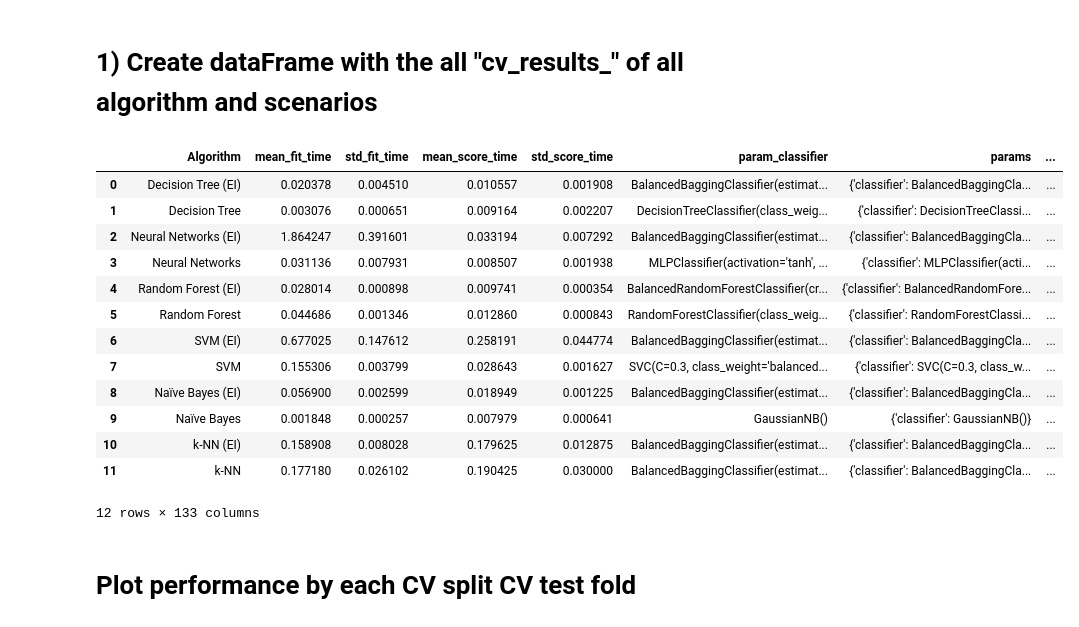
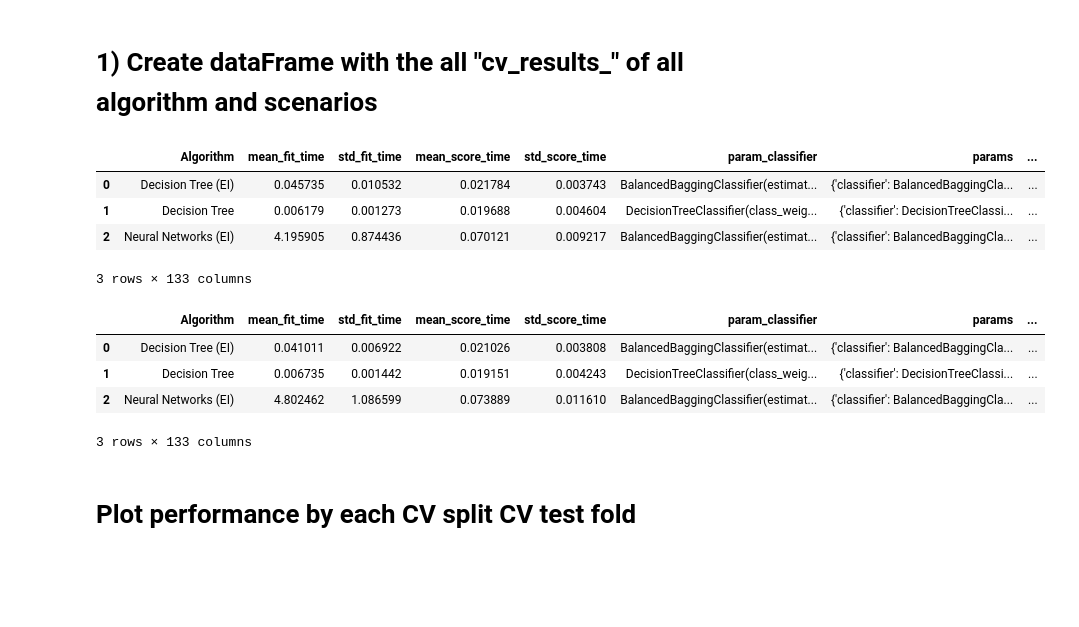
Before and after one commit to fabianopapaiz/als_prognosis_using_ensemble_imbalance, a Jupyter notebook: 05_Train_Validate_Models/16.1 - Multiple models comparison.ipynb, the cells around one changed output. Drawn from its saved outputs; the diff is of its cells as text; code cells hidden in the pictures; blank space fills up the shorter version.

```diff
--- a/05_Train_Validate_Models/16.1 - Multiple models comparison.ipynb
+++ b/05_Train_Validate_Models/16.1 - Multiple models comparison.ipynb
@@ -179,6 +165,8 @@ best_classifiers
 # %% [markdown]
 # Fit the models using CV and Training Data
 # %%
+%%time
+
 CV_N_SPLITS = 5
 CV_N_REPEATS = 3
 RANDOM_STATE = 42
@@ -195,6 +183,9 @@ X_train, y_train, X_valid, y_valid = utils.get_train_and_validation_data(
     scaled=True,
     use_diagnosis_delay=True,
 )
+
+X_all = pd.concat([X_train, X_valid])
+y_all = pd.concat([y_train, y_valid])
 
 
 params = [
@@ -225,15 +216,23 @@ pipeline = sk.pipeline.Pipeline(steps=[('classifier', GaussianNB() )])
 
 
 grid = sk.model_selection.GridSearchCV(
-    pipe,
+    pipeline,
     param_grid=params,
     scoring=utils_exec_models_new.get_default_scoring(),
     cv=cv,
     n_jobs=9,
-    verbose=2,
+    verbose=1,
     refit='balanced_accuracy',
 )
 
+
+# fit using only trainning set
 grid.fit(X_train, y_train.values.ravel())
+cv_results_trainning = grid.cv_results_
+
+
+# fit using only ALL database
+grid.fit(X_all, y_all.values.ravel())
+cv_results_all = grid.cv_results_
 # %% [output]
 Fitting 15 folds for each of 12 candidates, totalling 180 fits
@@ -280,40 +242,44 @@ trained and evaluated using :class:`~sklearn.model_selection.GridSearchCV`.
 # %% [markdown]
 # 1) Create dataFrame with the all "cv_results_" of all algorithm and scenarios
 # %%
-df_results = pd.DataFrame(grid.cv_results_)
-
-
-df_results.insert(0, 'Algorithm', [
+algorithms = [
     'Decision Tree (EI)',
     'Decision Tree',
     'Neural Networks (EI)',
     'Neural Networks',
     'Random Forest (EI)',
     'Random Forest',
     'SVM (EI)',
     'SVM',
     'Naïve Bayes (EI)',
     'Naïve Bayes',
     'k-NN (EI)',
     'k-NN',
-])
+]
 
-df_results
+# trainning
+df_results_trainning = pd.DataFrame(cv_results_trainning)
+df_results_trainning.insert(0, 'Algorithm', algorithms)
+
+
+# all database
+df_results_all = pd.DataFrame(cv_results_all)
+df_results_all.insert(0, 'Algorithm', algorithms)
+
+
+display(df_results_trainning.head(3))
+display(df_results_all.head(3))
 # %% [output]
 |  | Algorithm | mean_fit_time | std_fit_time | mean_score_time | std_score_time | param_classifier | params | ... |
-| 0 | Decision Tree (EI) | 0.020378 | 0.004510 | 0.010557 | 0.001908 | BalancedBaggingClassifier(estimat... | {'classifier': BalancedBaggingCla... | ... |
-| 1 | Decision Tree | 0.003076 | 0.000651 | 0.009164 | 0.002207 | DecisionTreeClassifier(class_weig... | {'classifier': DecisionTreeClassi... | ... |
-| 2 | Neural Networks (EI) | 1.864247 | 0.391601 | 0.033194 | 0.007292 | BalancedBaggingClassifier(estimat... | {'classifier': BalancedBaggingCla... | ... |
-| 3 | Neural Networks | 0.031136 | 0.007931 | 0.008507 | 0.001938 | MLPClassifier(activation='tanh', ... | {'classifier': MLPClassifier(acti... | ... |
-| 4 | Random Forest (EI) | 0.028014 | 0.000898 | 0.009741 | 0.000354 | BalancedRandomForestClassifier(cr... | {'classifier': BalancedRandomFore... | ... |
-| 5 | Random Forest | 0.044686 | 0.001346 | 0.012860 | 0.000843 | RandomForestClassifier(class_weig... | {'classifier': RandomForestClassi... | ... |
-| 6 | SVM (EI) | 0.677025 | 0.147612 | 0.258191 | 0.044774 | BalancedBaggingClassifier(estimat... | {'classifier': BalancedBaggingCla... | ... |
-| 7 | SVM | 0.155306 | 0.003799 | 0.028643 | 0.001627 | SVC(C=0.3, class_weight='balanced... | {'classifier': SVC(C=0.3, class_w... | ... |
-| 8 | Naïve Bayes (EI) | 0.056900 | 0.002599 | 0.018949 | 0.001225 | BalancedBaggingClassifier(estimat... | {'classifier': BalancedBaggingCla... | ... |
-| 9 | Naïve Bayes | 0.001848 | 0.000257 | 0.007979 | 0.000641 | GaussianNB() | {'classifier': GaussianNB()} | ... |
-| 10 | k-NN (EI) | 0.158908 | 0.008028 | 0.179625 | 0.012875 | BalancedBaggingClassifier(estimat... | {'classifier': BalancedBaggingCla... | ... |
-| 11 | k-NN | 0.177180 | 0.026102 | 0.190425 | 0.030000 | BalancedBaggingClassifier(estimat... | {'classifier': BalancedBaggingCla... | ... |
+| 0 | Decision Tree (EI) | 0.045735 | 0.010532 | 0.021784 | 0.003743 | BalancedBaggingClassifier(estimat... | {'classifier': BalancedBaggingCla... | ... |
+| 1 | Decision Tree | 0.006179 | 0.001273 | 0.019688 | 0.004604 | DecisionTreeClassifier(class_weig... | {'classifier': DecisionTreeClassi... | ... |
+| 2 | Neural Networks (EI) | 4.195905 | 0.874436 | 0.070121 | 0.009217 | BalancedBaggingClassifier(estimat... | {'classifier': BalancedBaggingCla... | ... |
-12 rows × 133 columns
+3 rows × 133 columns
+|  | Algorithm | mean_fit_time | std_fit_time | mean_score_time | std_score_time | param_classifier | params | ... |
+| 0 | Decision Tree (EI) | 0.041011 | 0.006922 | 0.021026 | 0.003808 | BalancedBaggingClassifier(estimat... | {'classifier': BalancedBaggingCla... | ... |
+| 1 | Decision Tree | 0.006735 | 0.001442 | 0.019151 | 0.004243 | DecisionTreeClassifier(class_weig... | {'classifier': DecisionTreeClassi... | ... |
+| 2 | Neural Networks (EI) | 4.802462 | 1.086599 | 0.073889 | 0.011610 | BalancedBaggingClassifier(estimat... | {'classifier': BalancedBaggingCla... | ... |
+3 rows × 133 columns
 # %% [markdown]
 # Plot performance by each CV split CV test fold
 # %%
```
Also changed, not shown: parts of 44 cells of this notebook.
